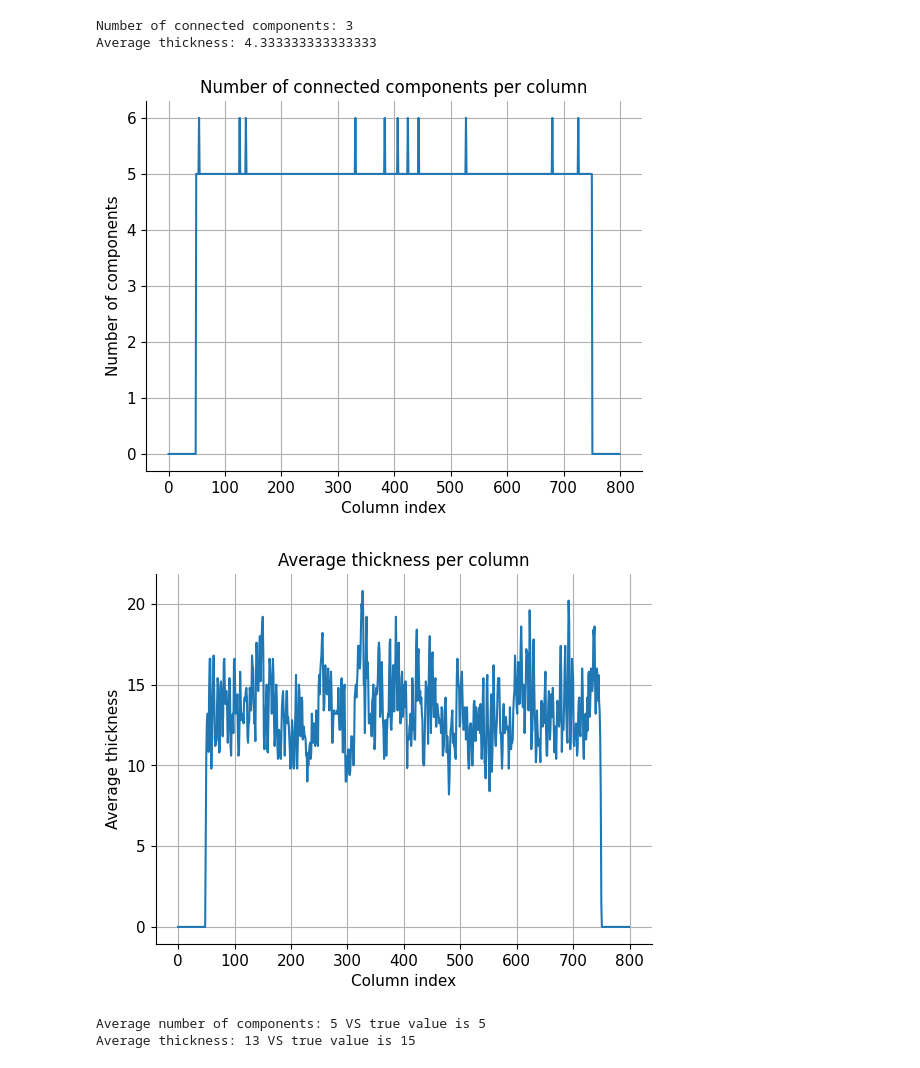
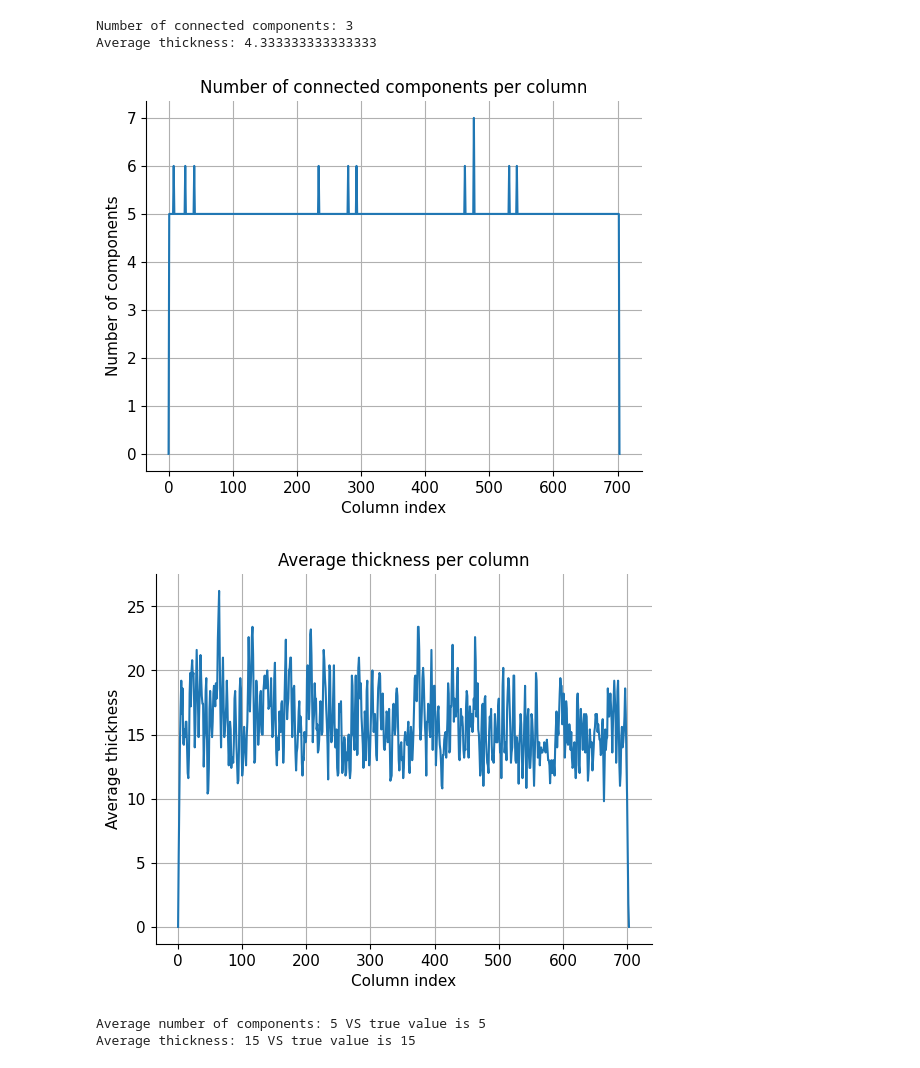
Before and after one commit to Colin16655/THESIS_Recursive_Curve_Extraction_Tool_for_Storm_Analysis_in_Historical_Seismograms, a Jupyter notebook: seismogram_curve_extraction/notebooks/process_KF.ipynb, the cells around one changed output. Saved outputs shown, nothing was run; the diff lists cells and outputs as text; code cells hidden in the pictures.

```diff
--- a/seismogram_curve_extraction/notebooks/process_KF.ipynb
+++ b/seismogram_curve_extraction/notebooks/process_KF.ipynb
@@ -16,7 +17,7 @@ plt.rcParams['legend.fontsize'] = 11
 plt.rcParams['legend.loc'] = 'upper right'
 plt.rcParams['axes.titlesize'] = 12
 # %%
-source_directory = f"D:/Courses/Uclouvain/thesis/code/these_Colin/seismogram_curve_extraction/data/ground_truths/overlap_0_images/"
+source_directory = f"D:/Courses/Uclouvain/thesis/code/these_Colin/seismogram_curve_extraction/data/ground_truths/overlap_20_images/"
 # %%
 count = 0
 saved_images = []  # List to store images
@@ -42,0 +39,25 @@ plt.imshow(saved_images[0], cmap='gray')
+# %%
+# Get the ROI of the images
+def get_roi(image):
+    temp_image = - (image - np.max(image))
+    # Get the row and column indices of the non-zero elements
+    rows, cols = np.nonzero(temp_image)
+    # Get the minimum and maximum row and column indices
+    min_row, max_row = np.min(rows), np.max(rows)
+    min_col, max_col = np.min(cols), np.max(cols)
+    # Get the ROI of the image
+    roi = image[min_row:max_row + 1, min_col:max_col + 1]
+    return roi
+# %%
+plt.imshow(saved_images[0], cmap='gray')
+plt.show()
+
+# Get the ROI of all the images
+new_saved_images = []
+for image in saved_images:
+    new_saved_images.append(np.array(get_roi(image)))
+
+saved_images = new_saved_images
+
+plt.imshow(saved_images[0], cmap='gray')
+plt.show()
@@ -96,38 +120,38 @@ Average thickness: 4.333333333333333
 N_components = []
 thickness = []
 
-for i in range(saved_images.shape[2]):
+for i in range(saved_images[0].shape[1]):
     n, t = count_components_and_avg_thickness(saved_images[0][:, i])
     N_components.append(n)
     thickness.append(t)
 
 plt.plot(N_components)
 plt.title("Number of connected components per column")
 plt.xlabel("Column index")
 plt.ylabel("Number of components")
 plt.show()
 
 plt.plot(thickness)
 plt.title("Average thickness per column")
 plt.xlabel("Column index")
 plt.ylabel("Average thickness")
 plt.show()
 
 # compute the average thickness and number of components for all images by ignoring the columns with no components
 N_components = np.array(N_components)
 thickness = np.array(thickness)
 N_components = N_components[N_components > 1e-6]
 thickness = thickness[thickness > 1e-6]
 
 avg_N_components = int(np.mean(N_components))
 avg_thickness = int(np.mean(thickness))
 print(f"Average number of components: {int(np.mean(N_components))} VS true value is 5")
 print(f"Average thickness: {int(np.mean(thickness))} VS true value is 15")
 # %% [output]
-[figure, old version]
+[figure, new version]
-[figure, old version]
+[figure, new version]
 Average number of components: 5 VS true value is 5
-Average thickness: 13 VS true value is 15
+Average thickness: 15 VS true value is 15
 # %%
 # find the meanlines of each curves in the image
 # sum the rows of the image
```
Also changed, not shown: parts of 12 cells of this notebook, 1 other file.
